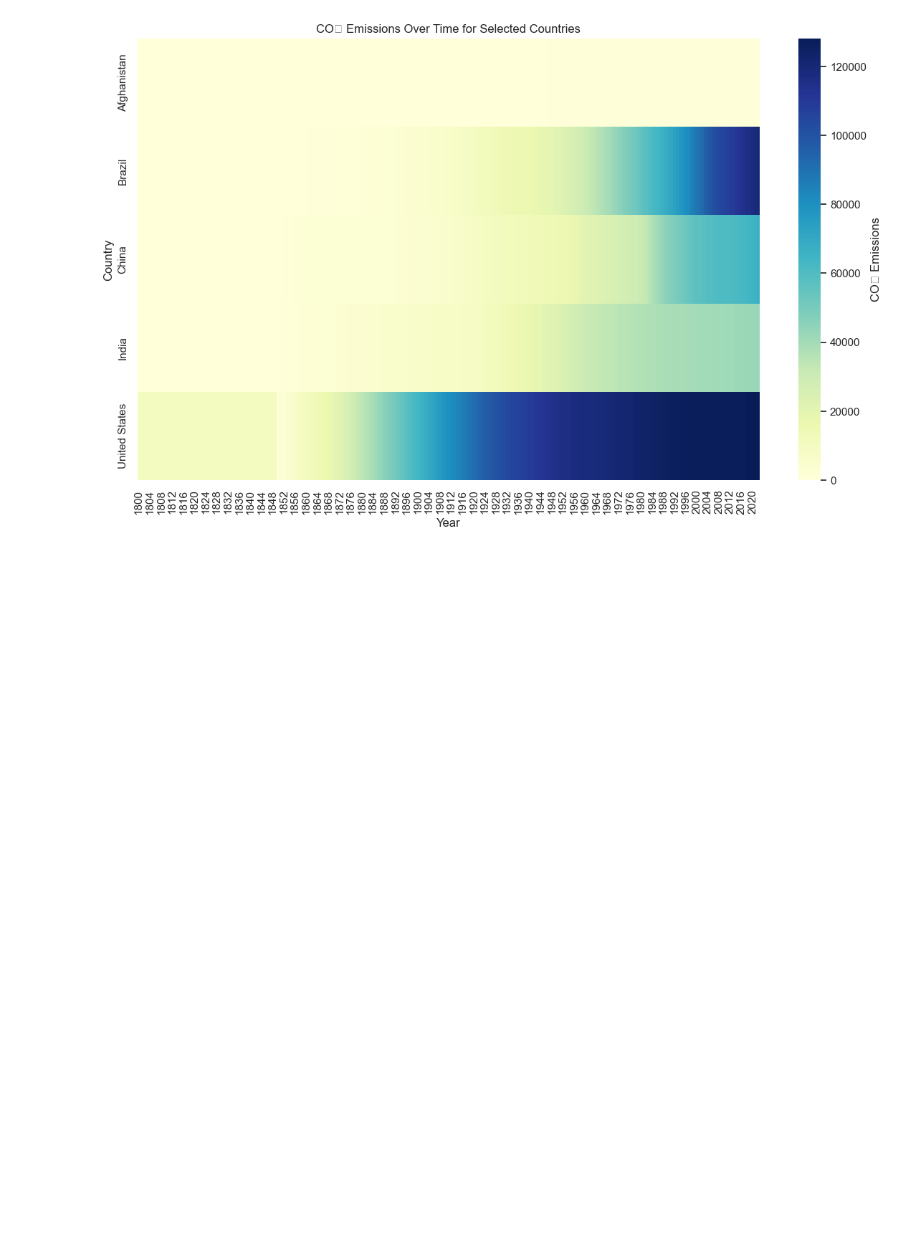
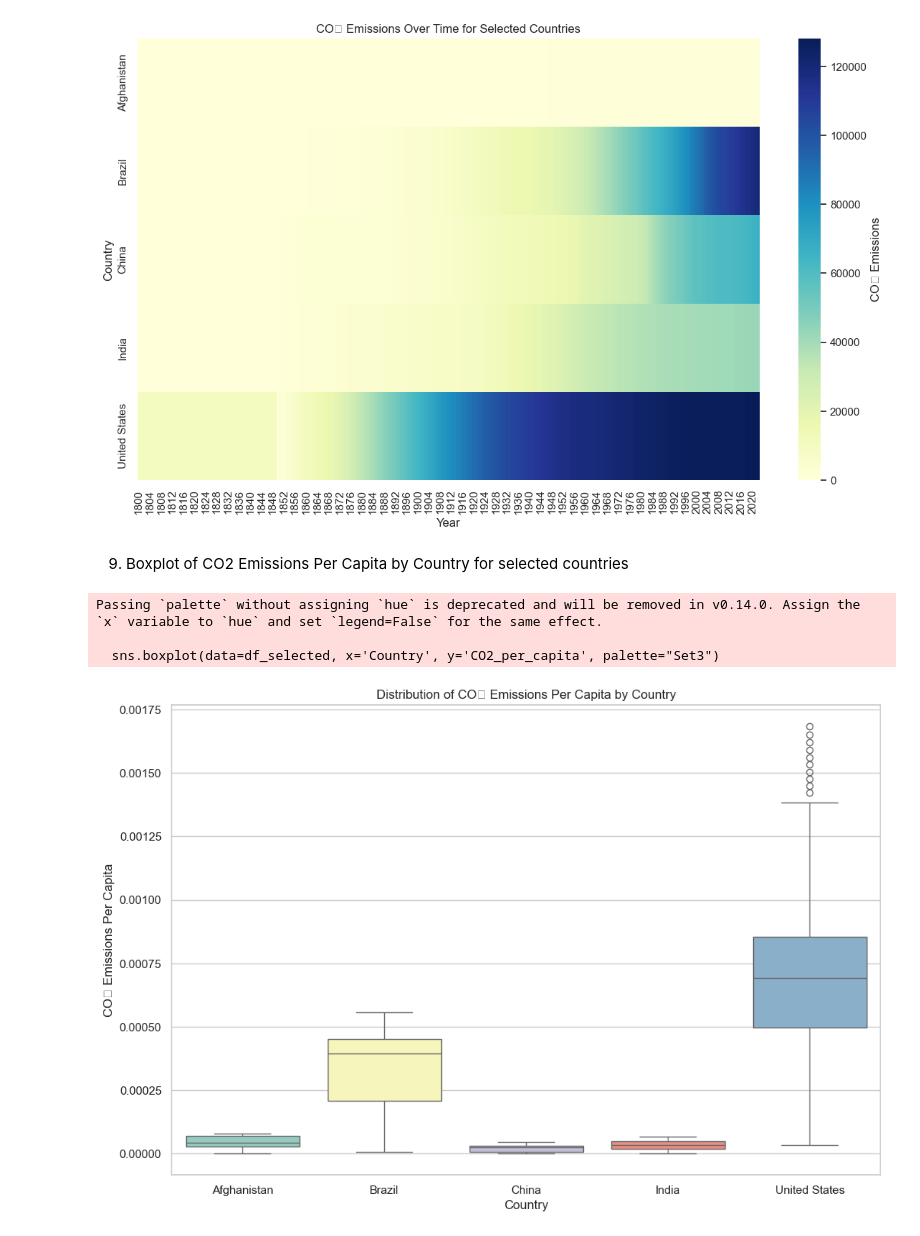
Before and after one commit to alextran21211/adsc3910-project-group-5, a Jupyter notebook: notebooks/eda.ipynb, the cells around one changed output. Drawn from its saved outputs; the diff is of its cells as text; code cells hidden in the pictures; blank space fills up the shorter version.

Commit message:
Box plot of CO2 Emissions Per Capita by Country for selected countries

```diff
--- a/notebooks/eda.ipynb
+++ b/notebooks/eda.ipynb
@@ -190,3 +190,23 @@ plt.ylabel("Country")
 plt.show()
 # %% [output]
 [figure]
+# %% [markdown]
+9.  Boxplot of CO2 Emissions Per Capita by Country for selected countries
+# %%
+# Define the list of selected countries
+selected_countries = ["Afghanistan", "Brazil", "China", "India", "United States"]
+
+# Filter the data for these selected countries
+df_selected = df[df['Country'].isin(selected_countries)]
+# %%
+plt.figure(figsize=(12, 8))
+sns.boxplot(data=df_selected, x='Country', y='CO2_per_capita', palette="Set3")
+plt.title("Distribution of CO₂ Emissions Per Capita by Country")
+plt.xlabel("Country")
+plt.ylabel("CO₂ Emissions Per Capita")
+plt.show()
+# %% [output]
+Passing `palette` without assigning `hue` is deprecated and will be removed in v0.14.0. Assign the `x` variable to `hue` and set `legend=False` for the same effect.
+
+  sns.boxplot(data=df_selected, x='Country', y='CO2_per_capita', palette="Set3")
+[figure, added]
```
